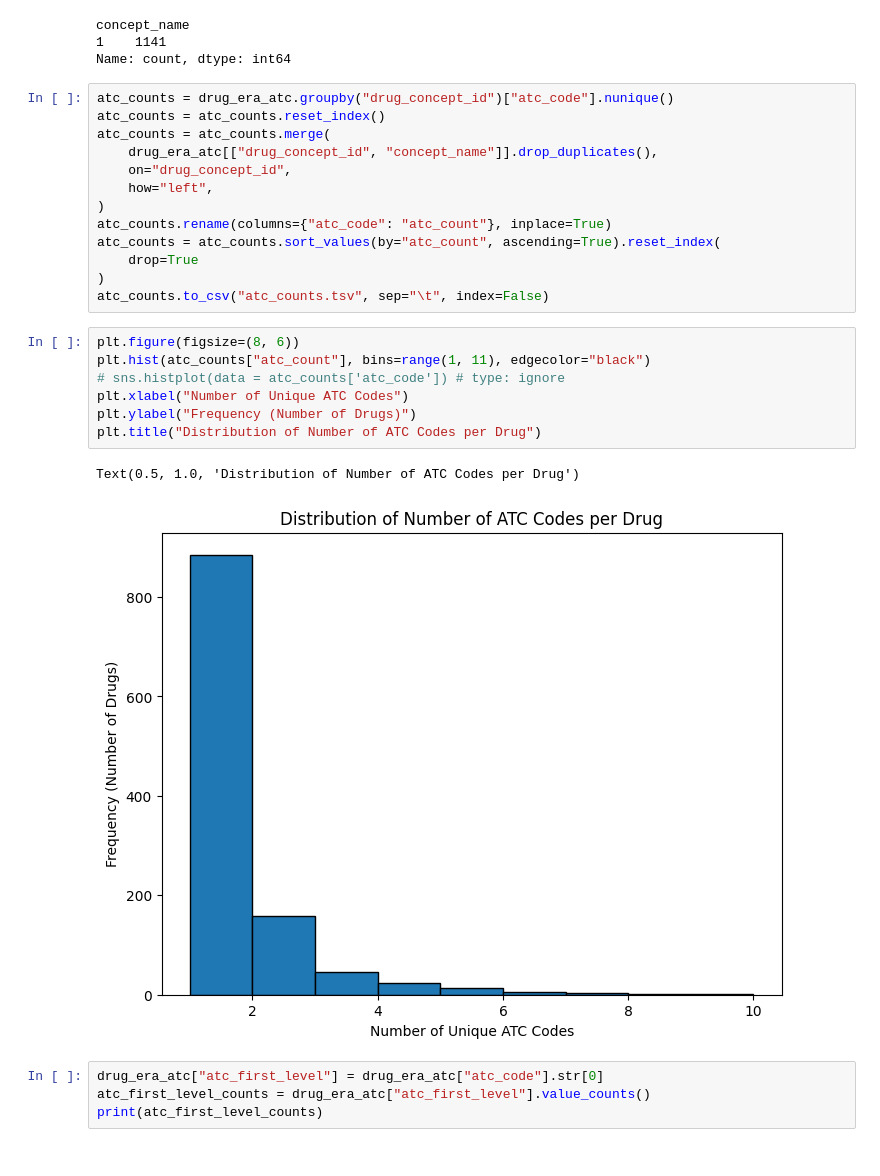
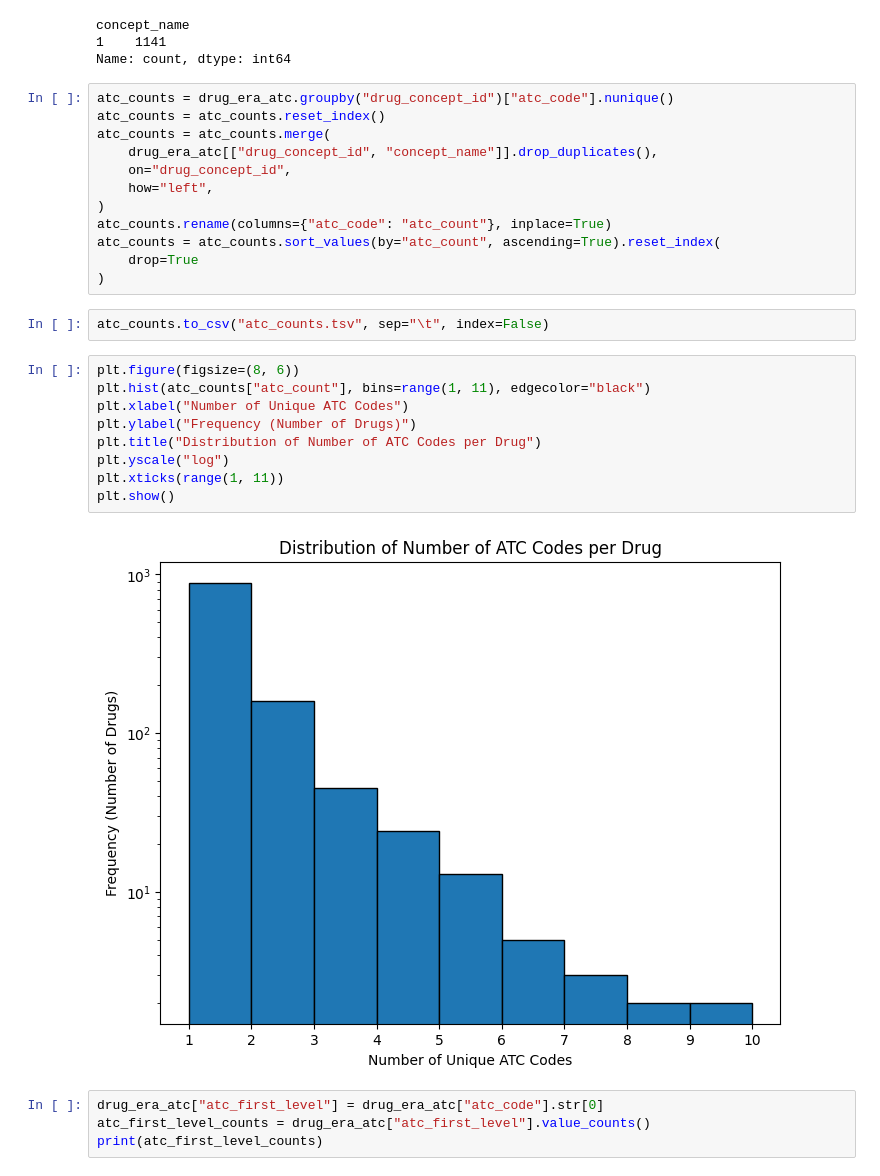
Before and after one commit to spicadust/Project_PerMed, a Jupyter notebook: notebooks/eda/atc.ipynb, the cells around one changed output. Drawn from its saved outputs; the diff is of its cells as text.

```diff
--- a/notebooks/eda/atc.ipynb
+++ b/notebooks/eda/atc.ipynb
@@ -47,17 +48,19 @@ atc_counts.rename(columns={"atc_code": "atc_count"}, inplace=True)
 atc_counts = atc_counts.sort_values(by="atc_count", ascending=True).reset_index(
     drop=True
 )
-atc_counts.to_csv("atc_counts.tsv", sep="\t", index=False)
+# %%
+atc_counts.to_csv("atc_counts.tsv", sep="\t", index=False)
 # %%
 plt.figure(figsize=(8, 6))
 plt.hist(atc_counts["atc_count"], bins=range(1, 11), edgecolor="black")
-# sns.histplot(data = atc_counts['atc_code']) # type: ignore
 plt.xlabel("Number of Unique ATC Codes")
 plt.ylabel("Frequency (Number of Drugs)")
 plt.title("Distribution of Number of ATC Codes per Drug")
+plt.yscale("log")
+plt.xticks(range(1, 11))
+plt.show()
 # %% [output]
-Text(0.5, 1.0, 'Distribution of Number of ATC Codes per Drug')
-[figure, old version]
+[figure, new version]
 # %%
 drug_era_atc["atc_first_level"] = drug_era_atc["atc_code"].str[0]
 atc_first_level_counts = drug_era_atc["atc_first_level"].value_counts()
```
Also changed, not shown: parts of 7 cells of this notebook, 33 other files.
